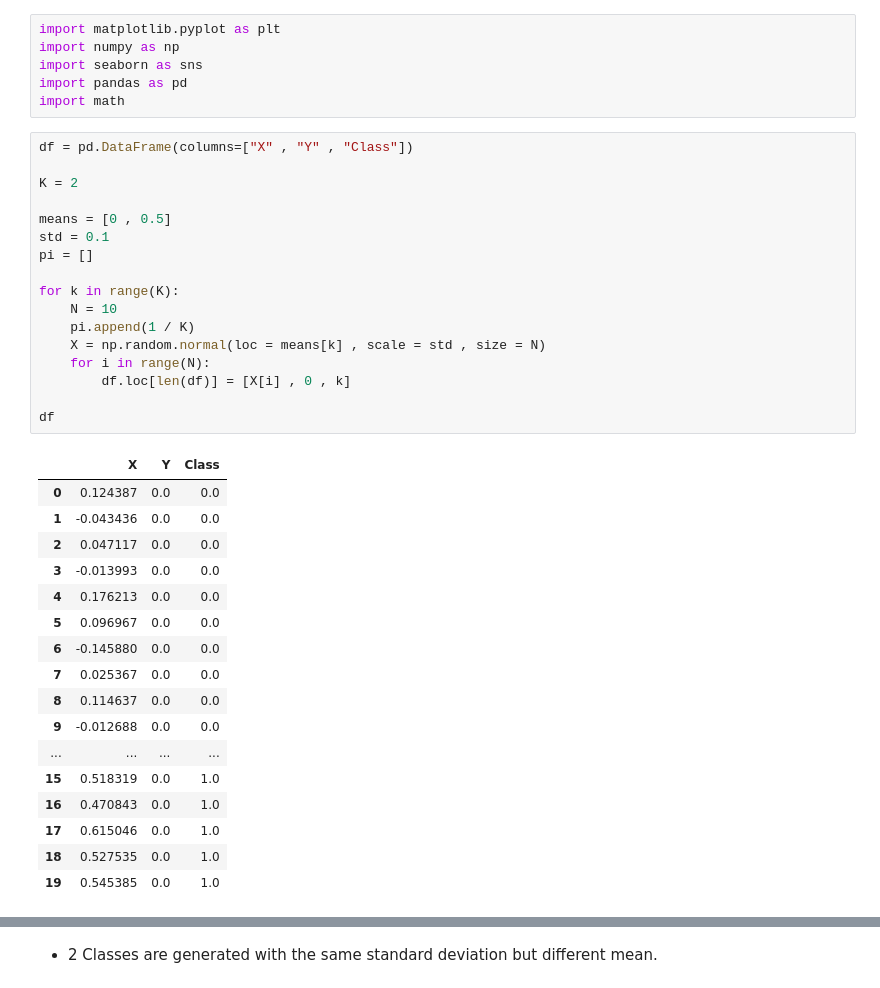
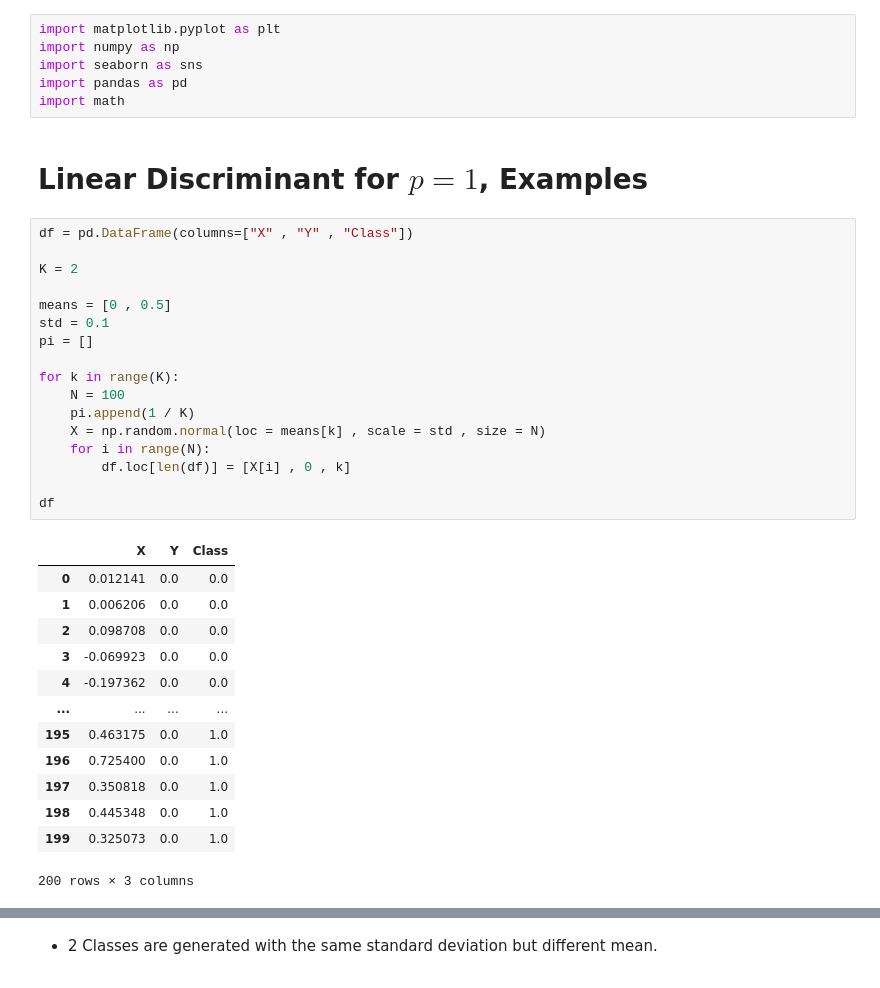
Before and after one commit to SunnyYeahBoiii/CS115_Assignment, a Jupyter notebook: resources/sunny's-doc/lda&qda_isl.ipynb, the cells around one changed output, grey strips where cells are left out. Drawn from its saved outputs; the diff is of its cells as text.

```diff
--- a/resources/sunny's-doc/lda&qda_isl.ipynb
+++ b/resources/sunny's-doc/lda&qda_isl.ipynb
@@ -4,39 +4,37 @@ import numpy as np
 import seaborn as sns
 import pandas as pd
 import math
+# %% [markdown]
+# Linear Discriminant for $p = 1$, Examples
 # %%
 df = pd.DataFrame(columns=["X" , "Y" , "Class"])
 
 K = 2
 
 means = [0 , 0.5]
 std = 0.1
 pi = []
 
 for k in range(K):
-    N = 10
+    N = 100
     pi.append(1 / K)
     X = np.random.normal(loc = means[k] , scale = std , size = N)
     for i in range(N):
         df.loc[len(df)] = [X[i] , 0 , k]
 
 df
 # %% [output]
 |  | X | Y | Class |
-| 0 | 0.124387 | 0.0 | 0.0 |
-| 1 | -0.043436 | 0.0 | 0.0 |
-| 2 | 0.047117 | 0.0 | 0.0 |
-| 3 | -0.013993 | 0.0 | 0.0 |
-| 4 | 0.176213 | 0.0 | 0.0 |
-| 5 | 0.096967 | 0.0 | 0.0 |
-| 6 | -0.145880 | 0.0 | 0.0 |
-| 7 | 0.025367 | 0.0 | 0.0 |
-| 8 | 0.114637 | 0.0 | 0.0 |
-| 9 | -0.012688 | 0.0 | 0.0 |
+| 0 | 0.012141 | 0.0 | 0.0 |
+| 1 | 0.006206 | 0.0 | 0.0 |
+| 2 | 0.098708 | 0.0 | 0.0 |
+| 3 | -0.069923 | 0.0 | 0.0 |
+| 4 | -0.197362 | 0.0 | 0.0 |
 | ... | ... | ... | ... |
-| 15 | 0.518319 | 0.0 | 1.0 |
-| 16 | 0.470843 | 0.0 | 1.0 |
-| 17 | 0.615046 | 0.0 | 1.0 |
-| 18 | 0.527535 | 0.0 | 1.0 |
-| 19 | 0.545385 | 0.0 | 1.0 |
+| 195 | 0.463175 | 0.0 | 1.0 |
+| 196 | 0.725400 | 0.0 | 1.0 |
+| 197 | 0.350818 | 0.0 | 1.0 |
+| 198 | 0.445348 | 0.0 | 1.0 |
+| 199 | 0.325073 | 0.0 | 1.0 |
+200 rows × 3 columns
 # %%
```
Also changed, not shown: parts of 4 cells of this notebook.
